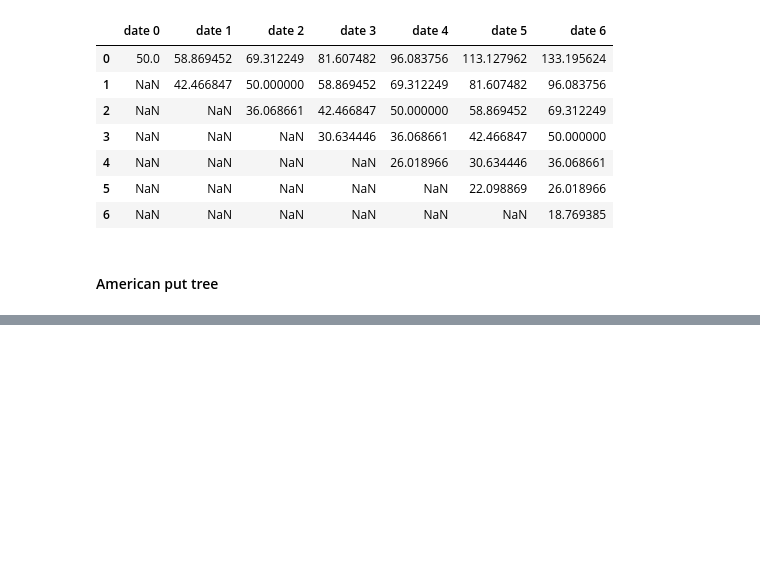
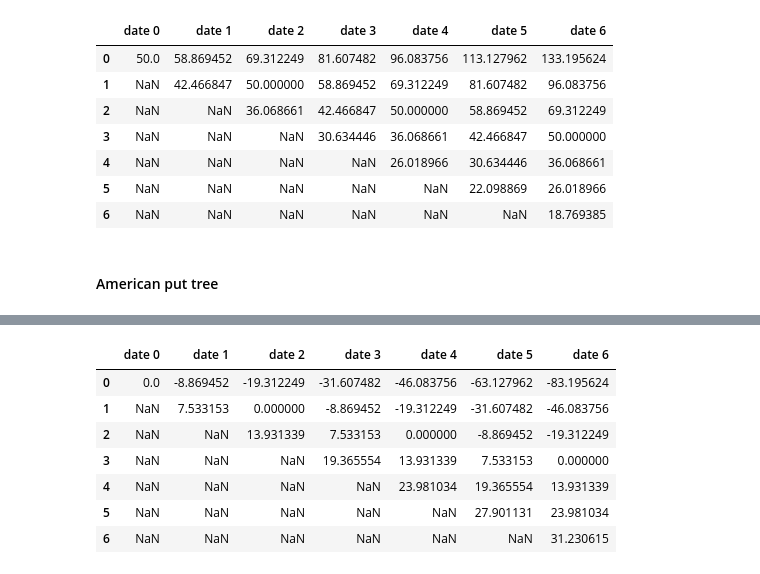
Before and after one commit to bdowdell/2023-722-binder, a Jupyter notebook: 10c-binomial-tree.ipynb, the cells around one changed output, grey strips where cells are left out. Drawn from its saved outputs; the diff is of its cells as text; code cells hidden in the pictures; blank space fills up the shorter version.

```diff
--- a/10c-binomial-tree.ipynb
+++ b/10c-binomial-tree.ipynb
@@ -98,0 +106,12 @@ NameError: name 'optionType' is not defined
+# %%
+# What is the intrinsic value at each time step?
+strikePrice - stock
+# %% [output]
+|  | date 0 | date 1 | date 2 | date 3 | date 4 | date 5 | date 6 |
+| 0 | 0.0 | -8.869452 | -19.312249 | -31.607482 | -46.083756 | -63.127962 | -83.195624 |
+| 1 | NaN | 7.533153 | 0.000000 | -8.869452 | -19.312249 | -31.607482 | -46.083756 |
+| 2 | NaN | NaN | 13.931339 | 7.533153 | 0.000000 | -8.869452 | -19.312249 |
+| 3 | NaN | NaN | NaN | 19.365554 | 13.931339 | 7.533153 | 0.000000 |
+| 4 | NaN | NaN | NaN | NaN | 23.981034 | 19.365554 | 13.931339 |
+| 5 | NaN | NaN | NaN | NaN | NaN | 27.901131 | 23.981034 |
+| 6 | NaN | NaN | NaN | NaN | NaN | NaN | 31.230615 |
```
Also changed, not shown: parts of 2 cells of this notebook, 1 other file.
